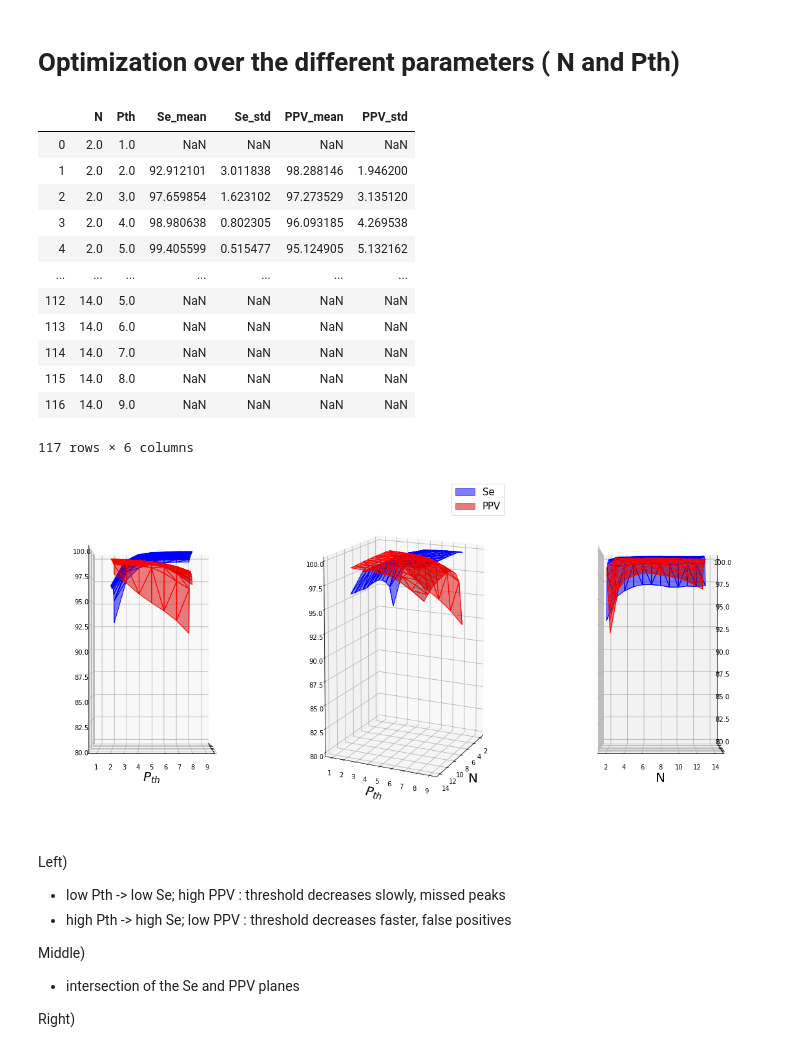
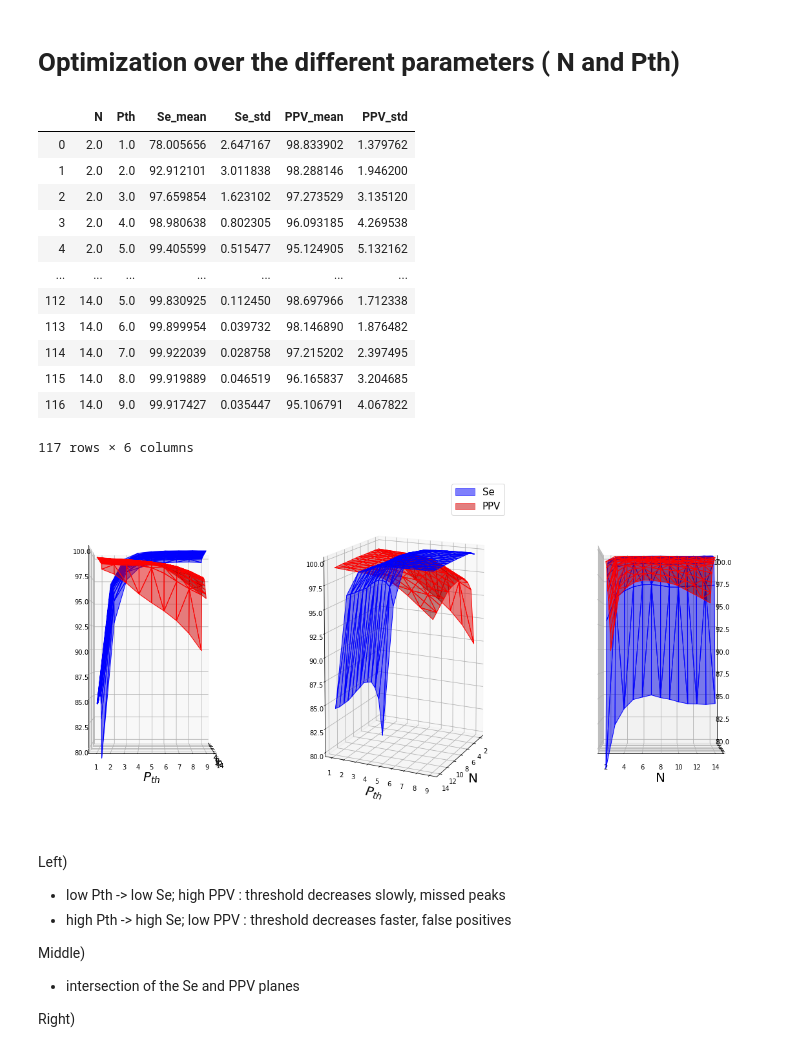
Before and after one commit to TiagoTostas/ASI_MasterThesis2020, a Jupyter notebook: FieldWiz_Python/Detectors_comparison (N=5).ipynb, the cells around one changed output. Cells and saved outputs as stored; diff of their text form; code cells hidden in the pictures.

```diff
--- a/FieldWiz_Python/Detectors_comparison (N=5).ipynb
+++ b/FieldWiz_Python/Detectors_comparison (N=5).ipynb
@@ -324,9 +346,6 @@ for method in methods:
     ax1.set_xticklabels(name_method,rotation=60, fontsize = 15, fontweight='bold')
     ax2.set_xticklabels(name_method,rotation=60, fontsize = 15, fontweight='bold')
 
-    # Set limits
-    ax1.set_ylim([0, 1])
-    ax2.set_ylim([0, 1])
 
     se_p = se_p.append({'Method':name_method[i],
                         'Se_mean':se_mean,
@@ -498,7 +502,4 @@ os.system('say "your program has finished"')
 0
 # %%
 # Save Parameters Optimization dataframe to pickle TP, FN, FP, N and Pth
-parameter_optimization.to_pickle("N_Pthparameteroptimization.pkl")
-
-# Read parameter optimization
-# parameter_optimization = pd.read_pickle("N_Pthparameteroptimization.pkl")
+parameter_optimization = pd.read_pickle('N_Pthparameteroptimization.pkl')
@@ -524,8 +528,8 @@ Z2 = optimization_sep['PPV']
 N_list = np.arange(2,15)
 Pth_list = np.arange(1,10)
 
-data = {'N':N,
-        'Pth':Pth,
+data = {'N': N_list[0],
+        'Pth':Pth_list[0],
         'Se_mean':[],
         'Se_std':[],
         'PPV_mean':[],
@@ -537,7 +541,7 @@ se_p = pd.DataFrame (data)
 for N in N_list:
             for Pth in Pth_list:
                 thisoptimization = optimization_sep.loc[(optimization_sep['N'] == N ) & (optimization_sep['Pth'] == Pth)]
-                se_mean = np.mean( thisoptimization['Se'])
+                se_mean = np.mean(thisoptimization['Se'])
                 se_std = np.std( thisoptimization['Se'])
                 p_mean = np.mean( thisoptimization['PPV'])
                 p_std = np.std(thisoptimization['PPV'])
@@ -553,22 +557,31 @@ for N in N_list:
 se_p
 # %% [output]
 |  | N | Pth | Se_mean | Se_std | PPV_mean | PPV_std |
-| 0 | 2.0 | 1.0 | NaN | NaN | NaN | NaN |
+| 0 | 2.0 | 1.0 | 78.005656 | 2.647167 | 98.833902 | 1.379762 |
 | 1 | 2.0 | 2.0 | 92.912101 | 3.011838 | 98.288146 | 1.946200 |
 | 2 | 2.0 | 3.0 | 97.659854 | 1.623102 | 97.273529 | 3.135120 |
 | 3 | 2.0 | 4.0 | 98.980638 | 0.802305 | 96.093185 | 4.269538 |
 | 4 | 2.0 | 5.0 | 99.405599 | 0.515477 | 95.124905 | 5.132162 |
 | ... | ... | ... | ... | ... | ... | ... |
-| 112 | 14.0 | 5.0 | NaN | NaN | NaN | NaN |
-| 113 | 14.0 | 6.0 | NaN | NaN | NaN | NaN |
-| 114 | 14.0 | 7.0 | NaN | NaN | NaN | NaN |
-| 115 | 14.0 | 8.0 | NaN | NaN | NaN | NaN |
-| 116 | 14.0 | 9.0 | NaN | NaN | NaN | NaN |
+| 112 | 14.0 | 5.0 | 99.830925 | 0.112450 | 98.697966 | 1.712338 |
+| 113 | 14.0 | 6.0 | 99.899954 | 0.039732 | 98.146890 | 1.876482 |
+| 114 | 14.0 | 7.0 | 99.922039 | 0.028758 | 97.215202 | 2.397495 |
+| 115 | 14.0 | 8.0 | 99.919889 | 0.046519 | 96.165837 | 3.204685 |
+| 116 | 14.0 | 9.0 | 99.917427 | 0.035447 | 95.106791 | 4.067822 |
 117 rows × 6 columns
+# %%
+# Selecionar os valores com base em 3<Pth<4 & 4<N<6
+"""
+Discard index restrictions
+"""
+test_se_p = se_p["Pth"].between(2, 7, inclusive=False)
+new_se_p = se_p[test_se_p]
+
+
+test_se_p = new_se_p["N"].between(2, 10, inclusive=False)
+se_p= new_se_p[test_se_p]
 # %%
 from mpl_toolkits.mplot3d import Axes3D
-
-
 optimization_matrix = parameter_optimization
 
 # Sensitivity and positive predictivity
@@ -593,39 +606,42 @@ ax = fig.add_subplot(131, projection='3d')
 ax.plot_trisurf(X, Y, Z1, color='blue', edgecolors='b', alpha=0.5,label = 'Se')
 ax.plot_trisurf(X, Y, Z2, color='red', edgecolors='r', alpha=0.5, label = 'PPV')
 ax.set_ylabel('$P_{th}$',fontsize = 20)
 ax.view_init(azim=0, elev=0)
-ax.set_xticklabels([])
-ax.set_zlim(80, 100)
+ax.set_zlim([80,100])
+
 
 
 # MID PLOT
 ax2 = fig.add_subplot(132, projection='3d')
 surf1 = ax2.plot_trisurf(X, Y, Z1, color='blue', edgecolors='b', alpha=0.5,label = 'Se')
 surf2 = ax2.plot_trisurf(X, Y, Z2, color='red', edgecolors='r', alpha=0.5, label = 'PPV')
 ax2.set_xlabel('N',fontsize = 20)
 ax2.set_ylabel('$P_{th}$',fontsize = 20)
 ax2.view_init(azim=25, elev=10)
-
 surf1._facecolors2d = surf1._facecolors3d
 surf1._edgecolors2d = surf1._edgecolors3d
 surf2._facecolors2d = surf1._facecolors3d
 surf2._edgecolors2d = surf1._edgecolors3d
 ax2.legend(fontsize = 15)
-ax2.set_zlim(80, 100)
+ax2.set_zlim([80,100])
+
+#ax2.set_zlim([97,100])
+
 
 
 # RIGHT PLOT
 ax3 = fig.add_subplot(133, projection='3d')
 ax3.plot_trisurf(X, Y, Z1, color='blue', edgecolors='b', alpha=0.5,label = 'Se')
 ax3.plot_trisurf(X, Y, Z2, color='red', edgecolors='r', alpha=0.5, label = 'PPV')
 ax3.set_xlabel('N',fontsize = 20)
 ax3.set_yticklabels([])
 ax3.view_init(azim=270, elev=0)
-ax3.set_zlim(80, 100)
+ax3.set_zlim([80,100])
+
 
 plt.show()
 # %% [output]
-[figure, old version]
+[figure, new version]
 # %% [markdown]
 Left)
 - low Pth -> low Se; high PPV  : threshold decreases slowly, missed peaks
```
Also changed, not shown: parts of 12 cells of this notebook, 13 other files.
